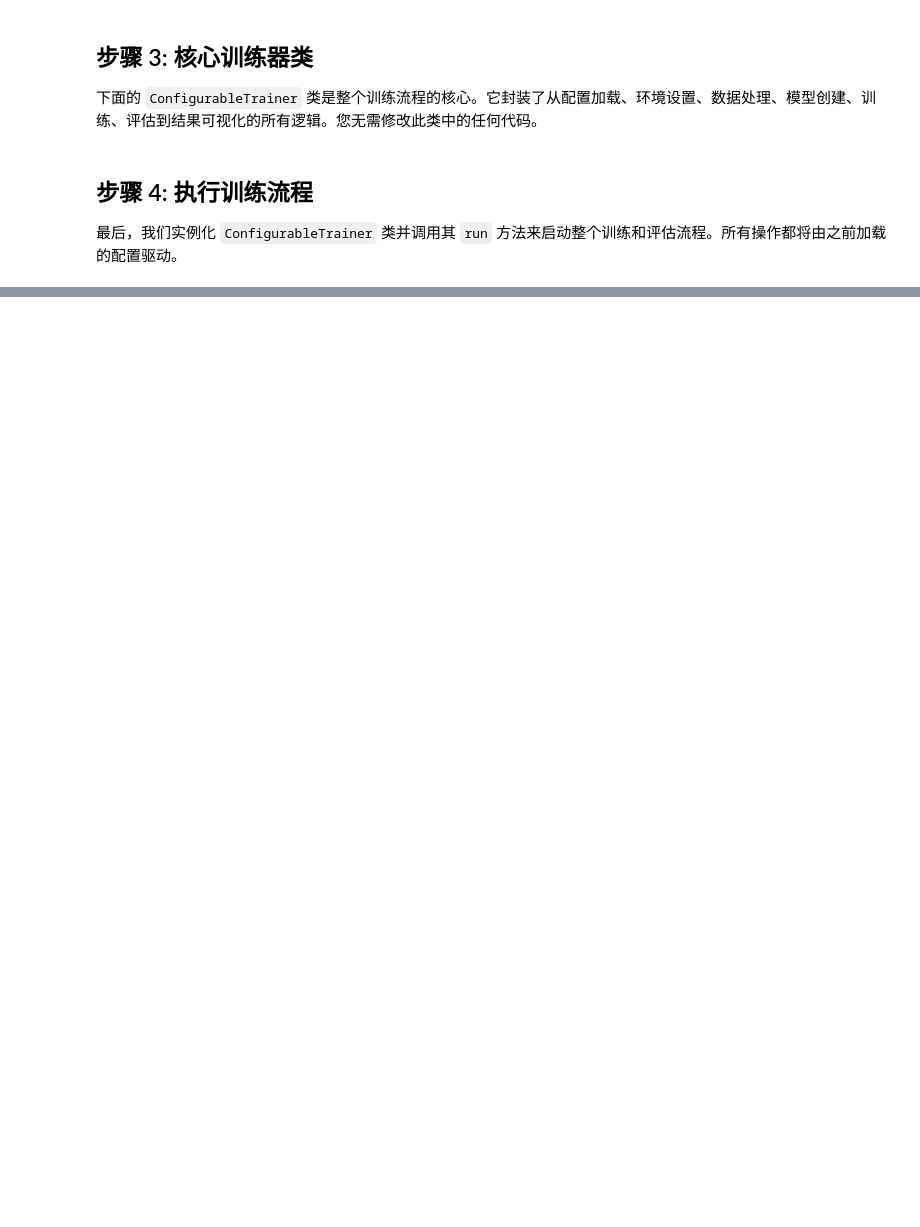
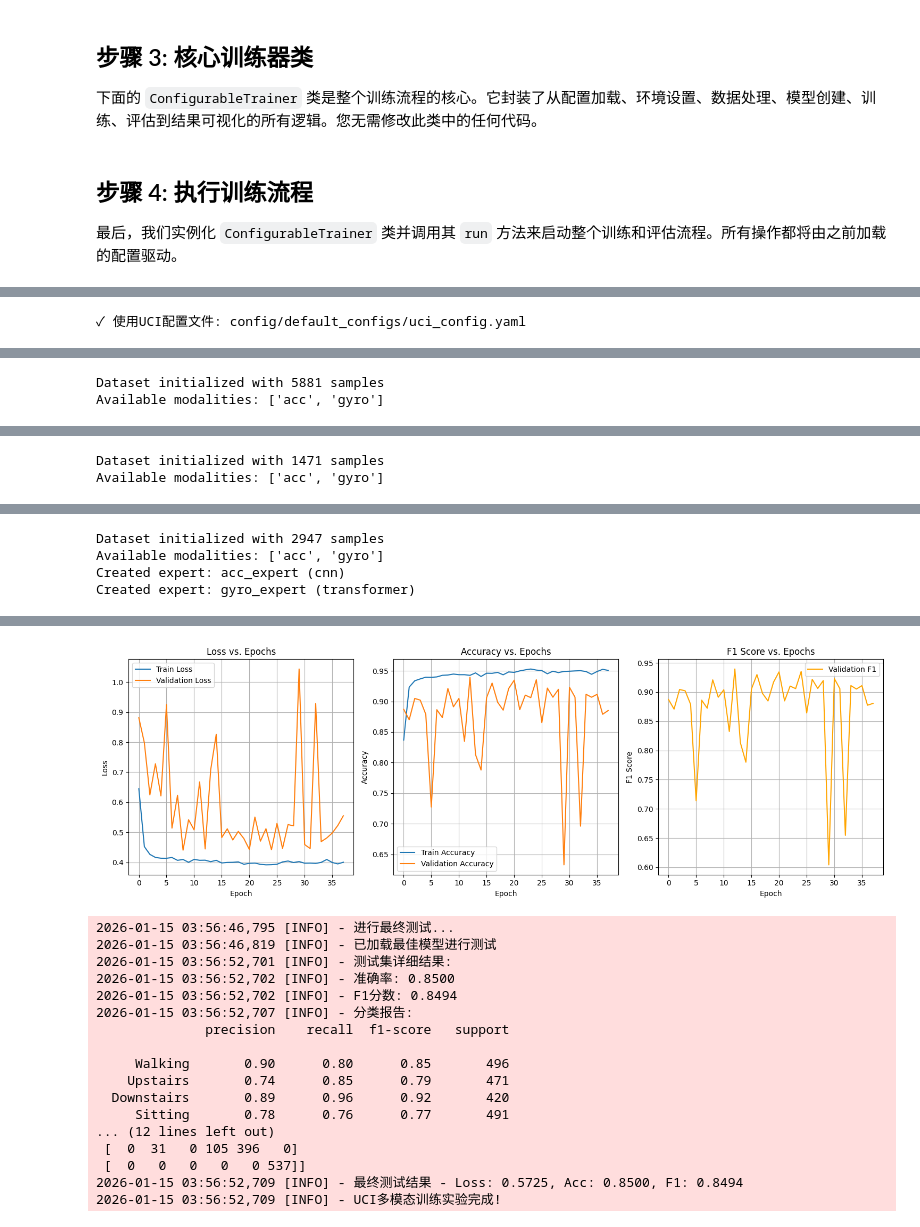
Before and after one commit to z1L0Ng/MazeruHAR, a Jupyter notebook: train.ipynb, the cells around one changed output, grey strips where cells are left out. Cells and saved outputs as stored; diff of their text form; code cells hidden in the pictures; blank space fills up the shorter version.

```diff
--- a/train.ipynb
+++ b/train.ipynb
@@ -157,7 +161,7 @@ class ConfigurableTrainer:
             self.device = torch.device(device_pref)
 
         # 创建输出目录
-        self.output_dir = Path(self.params.get('output_dir', './results/shl_fixed'))
+        self.output_dir = Path(self.params.get('output_dir', './results/UCI_fixed'))
         self.output_dir.mkdir(parents=True, exist_ok=True)
 
         # 设置日志
@@ -174,14 +178,14 @@ class ConfigurableTrainer:
 
     def load_data(self):
         """最终修复版数据加载逻辑 - 无重复"""
-        self.logger.info(f"加载SHL数据集: {self.params['name']}")
-        from data_layer import SHLDataParser, UniversalHARDataset
+        self.logger.info(f"加载数据集: {self.params['name']}")
+        from data_layer import SHLDataParser, UniversalHARDataset, UCIHarParser
 
         # 直接将整个config传给解析器，它会自己提取所需部分
         parser_config = self.config
 
         # --- 关键修复：只实例化一次解析器和数据集 ---
-        parser = SHLDataParser(parser_config)
+        parser = UCIHarParser(parser_config)
         train_dataset = UniversalHARDataset(parser, split='train')
         dev_dataset = UniversalHARDataset(parser, split='validation')
         test_dataset = UniversalHARDataset(parser, split='test')
@@ -520,19 +524,12 @@ class ConfigurableTrainer:
         self.logger.info(f"混淆矩阵已保存至 {save_path}")
         plt.show()
 
-    def validate_shl_config(self):
-        """验证SHL配置文件的完整性 - IMU为核心，其他为可选"""
-        self.logger.info("正在验证SHL配置文件...")
+    def validate_config(self):
+        """验证配置文件的完整性 - IMU为核心，其他为可选"""
+        self.logger.info(f"正在验证{self.params.get('name', '')}配置文件...")
 
         modalities = self.config.get('dataset', {}).get('modalities', {})
         experts = self.config.get('architecture', {}).get('experts', {})
-
-        if not modalities.get('imu', {}).get('enabled', False):
-            raise ValueError("配置文件错误: 'imu' 模态必须启用 (enabled: true)")
-        if 'imu_expert' not in experts:
-            raise ValueError("配置文件错误: 必须定义 'imu_expert' 专家模型")
-
-        self.logger.info("✓ 核心模态 'imu' 和 'imu_expert' 配置正确。")
 
         enabled_modalities = {k for k, v in modalities.items() if v.get('enabled', False)}
 
@@ -563,15 +560,15 @@ class ConfigurableTrainer:
         else:
             self.logger.info(f"✓ 分类器输入维度匹配: {expected_dim}")
 
-        self.logger.info("✓ SHL配置验证通过")
+        self.logger.info(f"✓ {self.params.get('name', '')}配置验证通过")
         return True
 
     def run(self):
         """完整的训练流程"""
         try:
             self.setup_environment()
-            self.validate_shl_config()
-            self.logger.info(f"开始SHL多模态训练实验: {self.config_path}")
+            self.validate_config()
+            self.logger.info(f"开始{self.params.get('name', '')}多模态训练实验: {self.config_path}")
 
             train_loader, dev_loader, test_loader, train_labels = self.load_data()
             self.build_model()
@@ -587,7 +584,7 @@ class ConfigurableTrainer:
 
             test_loss, test_f1, test_acc = self.evaluate(test_loader, is_test=True)
             self.logger.info(f"最终测试结果 - Loss: {test_loss:.4f}, Acc: {test_acc:.4f}, F1: {test_f1:.4f}")
-            self.logger.info("SHL多模态训练实验完成!")
+            self.logger.info(f"{self.params.get('name', '')}多模态训练实验完成!")
         except Exception as e:
             self.logger.error(f"训练过程中发生错误: {str(e)}", exc_info=True)
             raise e
@@ -599,20 +596,21 @@ class ConfigurableTrainer:
 # 主执行代码
 if __name__ == '__main__':
     try:
-        # 使用修复后的SHL配置文件
-        config_file = 'config/default_configs/shl_config.yaml'
+        # 使用修复后的UCI配置文件
+        config_file = 'config/default_configs/uci_config.yaml'
 
         if not os.path.exists(config_file):
-            print(f"❌ SHL配置文件 {config_file} 不存在!")
-            print("请先创建SHL数据集的配置文件")
+            print(f"❌ UCI配置文件 {config_file} 不存在!")
+            print("请先创建UCI数据集的配置文件")
         else:
-            print(f"✓ 使用SHL配置文件: {config_file}")
+            print(f"✓ 使用UCI配置文件: {config_file}")
             trainer = ConfigurableTrainer(config_path=config_file)
             trainer.run()
 
     except KeyboardInterrupt:
         print("\n用户中断训练")
     except Exception as e:
-        print(f"\nSHL训练流程发生错误: {str(e)}")
+        print(f"\nUCI训练流程发生错误: {str(e)}")
         import traceback
         traceback.print_exc()
+# %% [output]
@@ -618,0 +625 @@ if __name__ == '__main__':
+✓ 使用UCI配置文件: config/default_configs/uci_config.yaml
@@ -618,0 +628,2 @@ if __name__ == '__main__':
+Dataset initialized with 5881 samples
+Available modalities: ['acc', 'gyro']
@@ -618,0 +632,2 @@ if __name__ == '__main__':
+Dataset initialized with 1471 samples
+Available modalities: ['acc', 'gyro']
@@ -618,0 +645,4 @@ if __name__ == '__main__':
+Dataset initialized with 2947 samples
+Available modalities: ['acc', 'gyro']
+Created expert: acc_expert (cnn)
+Created expert: gyro_expert (transformer)
@@ -618,0 +666,18 @@ if __name__ == '__main__':
+[figure, added]
+2026-01-15 03:56:46,795 [INFO] - 进行最终测试...
+2026-01-15 03:56:46,819 [INFO] - 已加载最佳模型进行测试
+2026-01-15 03:56:52,701 [INFO] - 测试集详细结果:
+2026-01-15 03:56:52,702 [INFO] - 准确率: 0.8500
+2026-01-15 03:56:52,702 [INFO] - F1分数: 0.8494
+2026-01-15 03:56:52,707 [INFO] - 分类报告:
+              precision    recall  f1-score   support
+
+     Walking       0.90      0.80      0.85       496
+    Upstairs       0.74      0.85      0.79       471
+  Downstairs       0.89      0.96      0.92       420
+     Sitting       0.78      0.76      0.77       491
+... (12 lines left out)
+ [  0  31   0 105 396   0]
+ [  0   0   0   0   0 537]]
+2026-01-15 03:56:52,709 [INFO] - 最终测试结果 - Loss: 0.5725, Acc: 0.8500, F1: 0.8494
+2026-01-15 03:56:52,709 [INFO] - UCI多模态训练实验完成!
```
Also changed, not shown: parts of 3 cells of this notebook, 6 other files.
